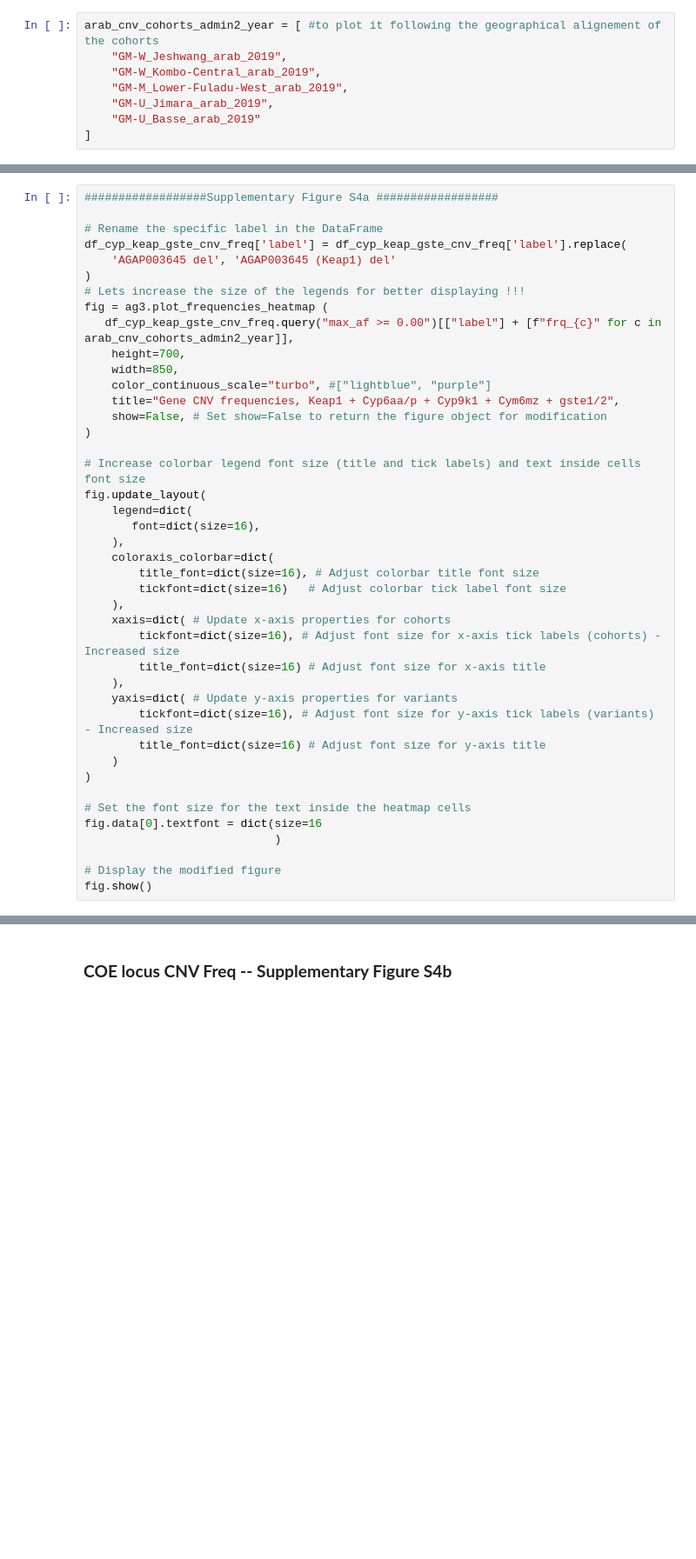
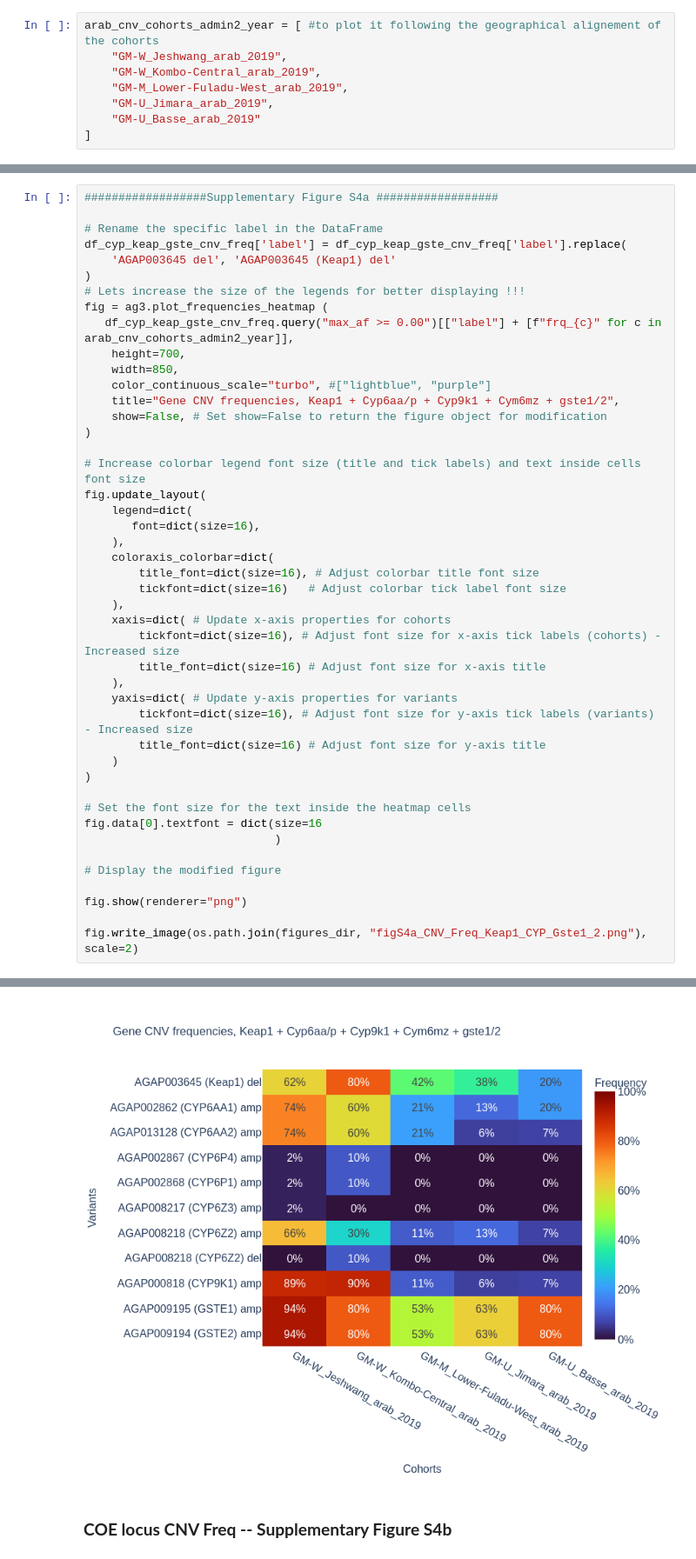
Before and after one commit to JaneNjeri/divergent-genetic-insecticide-resistance-in-gambian-malaria-vector, a Jupyter notebook: notebooks/Fig4a_4b_Metabolic_resistance_CNVs_Freq.ipynb, the cells around one changed output, grey strips where cells are left out. Shown at 87% size. Saved outputs shown, nothing was run; the diff lists cells and outputs as text; blank space fills up the shorter version.

Commit message:
update Cnv freq

```diff
--- a/notebooks/Fig4a_4b_Metabolic_resistance_CNVs_Freq.ipynb
+++ b/notebooks/Fig4a_4b_Metabolic_resistance_CNVs_Freq.ipynb
@@ -244,5 +246,8 @@ fig.data[0].textfont = dict(size=16
                             )
 
 # Display the modified figure
-fig.show()
+
+fig.show(renderer="png")
+
+fig.write_image(os.path.join(figures_dir, "figS4a_CNV_Freq_Keap1_CYP_Gste1_2.png"), scale=2)
 # %% [output]
@@ -250,3 +254,4 @@ fig.show()
+[figure, added]
 # %% [markdown]
 ### **COE locus CNV Freq -- Supplementary Figure S4b**
 # %%
```
Also changed, not shown: parts of 4 cells of this notebook.
